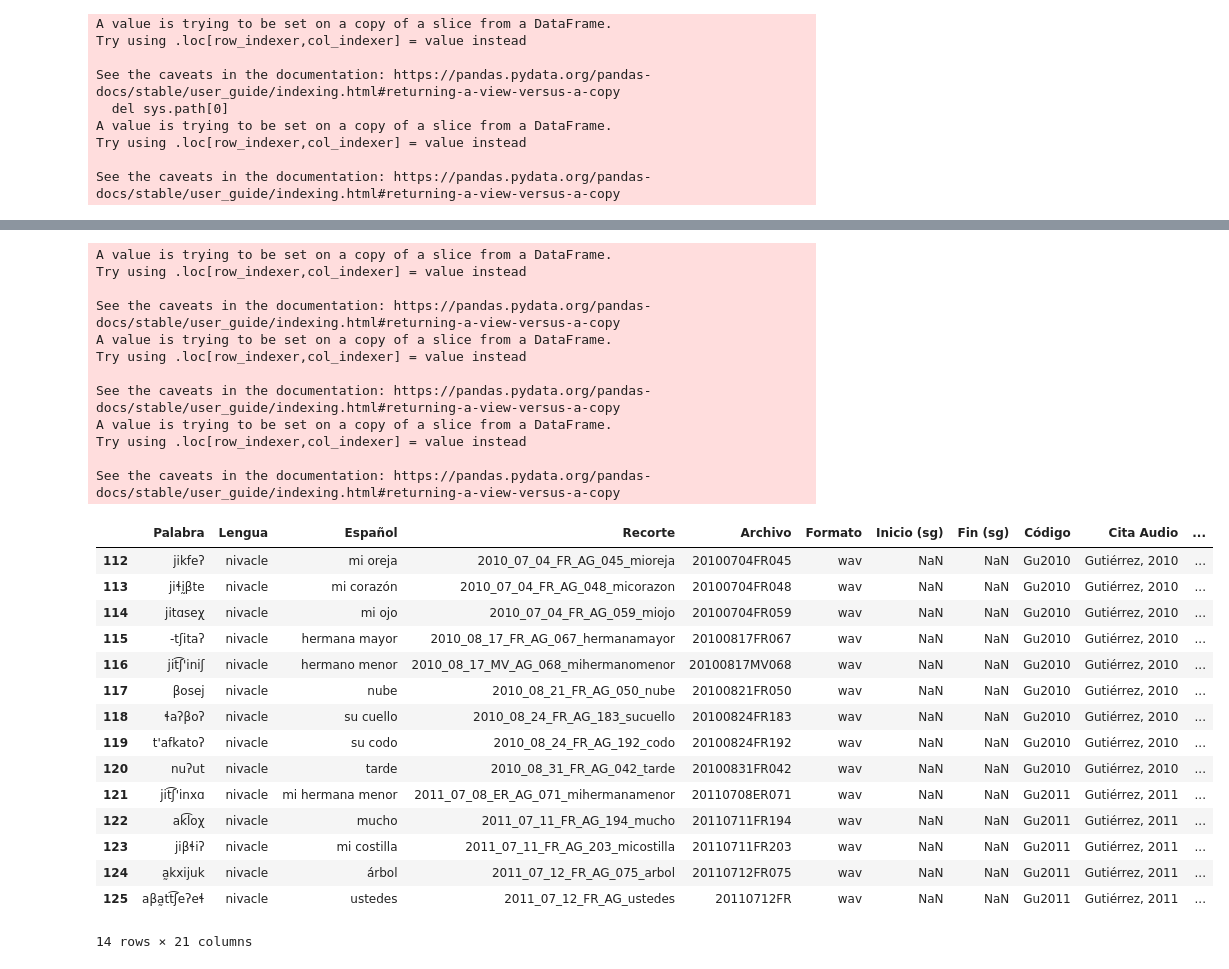
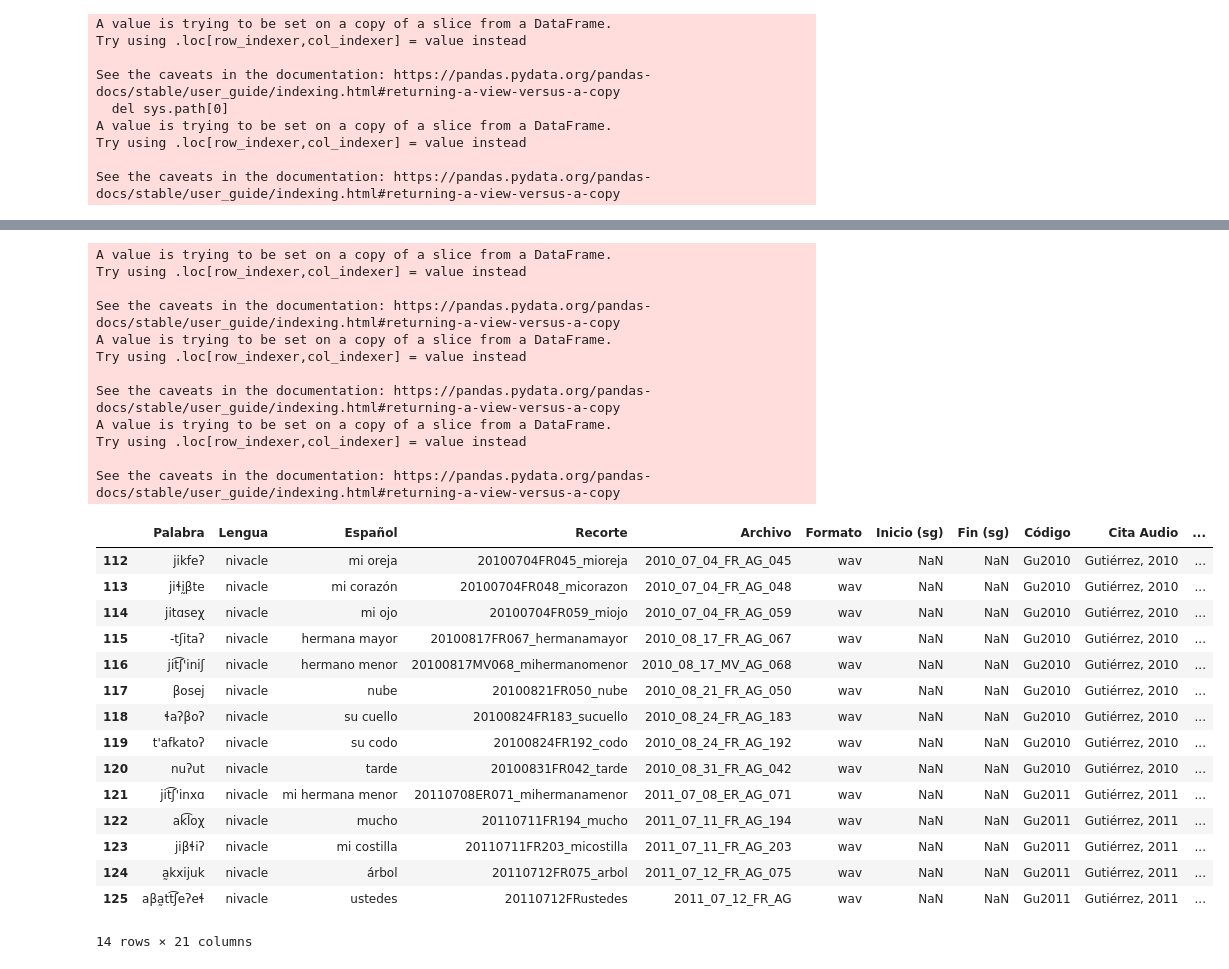
Before and after one commit to nidiah/PICT-2020, a Jupyter notebook: update-nivacle-words.ipynb, the cells around one changed output, grey strips where cells are left out. Drawn from its saved outputs; the diff is of its cells as text; code cells hidden in the pictures.

```diff
--- a/update-nivacle-words.ipynb
+++ b/update-nivacle-words.ipynb
@@ -151,13 +177,13 @@ nuevas_niv1['Archivo'] = nuevas_niv1['Recorte'].map(norm_filename)
 nuevas_niv2['Archivo'] = nuevas_niv2['Recorte'].map(norm_filename)
 
 def norm_recorte1(s):
-    return s.rsplit('_', 1)[0].replace('AG', '').replace('_', '', 5)
+    return s.replace('_', '', 5).replace('AG', '')
 
 def norm_recorte2(s):
-    return s.rsplit('_', 1)[0].replace('AG', '').replace('_', '', 3)
+    return s.replace('_', '', 3).replace('AG', '')
 
-nuevas_niv1['Recorte'] = nuevas_niv1['Archivo'].map(norm_filename)
-nuevas_niv2['Recorte'] = nuevas_niv2['Archivo'].map(norm_filename)
+nuevas_niv1['Recorte'] = nuevas_niv1['Recorte'].map(norm_recorte1)
+nuevas_niv2['Recorte'] = nuevas_niv2['Recorte'].map(norm_recorte2)
 # %% [output]
 A value is trying to be set on a copy of a slice from a DataFrame.
 Try using .loc[row_indexer,col_indexer] = value instead
@@ -210,50 +233,50 @@ informantes = {
     'FR': 'Félix Ramírez',
     'FAR': 'Faustino Ramírez',
     'GR': 'Graciano Ramírez',
     'JR': 'José Rojas',
     'MV': 'Mauricio Valdez',
     'SD': 'Sofía Díaz', #'Chula'
     'SR': 'Sara Rojas', #'Sara'
     'TS': 'Teresita Sánchez',
     'TeS': 'Teo Servín'
 }
 
 def find_spk1(s):
     return informantes[s.split('_')[3]]
 
-nuevas_niv1['Código'] = 'Gu'+nuevas_niv1['Recorte'].map(find_year1)
-nuevas_niv1['Cita Audio'] = "Gutiérrez, "+nuevas_niv1['Recorte'].map(find_year1)
-nuevas_niv1['Consultante'] = nuevas_niv1['Recorte'].map(find_spk1)
+nuevas_niv1['Código'] = 'Gu'+nuevas_niv1['Archivo'].map(find_year1)
+nuevas_niv1['Cita Audio'] = "Gutiérrez, "+nuevas_niv1['Archivo'].map(find_year1)
+nuevas_niv1['Consultante'] = nuevas_niv1['Archivo'].map(find_spk1)
 
 nuevas_niv1
 # %% [output]
 A value is trying to be set on a copy of a slice from a DataFrame.
 Try using .loc[row_indexer,col_indexer] = value instead
 
 See the caveats in the documentation: https://pandas.pydata.org/pandas-docs/stable/user_guide/indexing.html#returning-a-view-versus-a-copy
 A value is trying to be set on a copy of a slice from a DataFrame.
 Try using .loc[row_indexer,col_indexer] = value instead
 
 See the caveats in the documentation: https://pandas.pydata.org/pandas-docs/stable/user_guide/indexing.html#returning-a-view-versus-a-copy
 A value is trying to be set on a copy of a slice from a DataFrame.
 Try using .loc[row_indexer,col_indexer] = value instead
 
 See the caveats in the documentation: https://pandas.pydata.org/pandas-docs/stable/user_guide/indexing.html#returning-a-view-versus-a-copy
 |  | Palabra | Lengua | Español | Recorte | Archivo | Formato | Inicio (sg) | Fin (sg) | Código | Cita Audio | ... |
-| 112 | jikfeʔ | nivacle | mi oreja | 2010_07_04_FR_AG_045_mioreja | 20100704FR045 | wav | NaN | NaN | Gu2010 | Gutiérrez, 2010 | ... |
-| 113 | jiɬḭβte | nivacle | mi corazón | 2010_07_04_FR_AG_048_micorazon | 20100704FR048 | wav | NaN | NaN | Gu2010 | Gutiérrez, 2010 | ... |
-| 114 | jitɑseχ | nivacle | mi ojo | 2010_07_04_FR_AG_059_miojo | 20100704FR059 | wav | NaN | NaN | Gu2010 | Gutiérrez, 2010 | ... |
-| 115 | -tʃitaʔ | nivacle | hermana mayor | 2010_08_17_FR_AG_067_hermanamayor | 20100817FR067 | wav | NaN | NaN | Gu2010 | Gutiérrez, 2010 | ... |
-| 116 | jit͡ʃ'iniʃ | nivacle | hermano menor | 2010_08_17_MV_AG_068_mihermanomenor | 20100817MV068 | wav | NaN | NaN | Gu2010 | Gutiérrez, 2010 | ... |
-| 117 | βosej | nivacle | nube | 2010_08_21_FR_AG_050_nube | 20100821FR050 | wav | NaN | NaN | Gu2010 | Gutiérrez, 2010 | ... |
-| 118 | ɬaʔβoʔ | nivacle | su cuello | 2010_08_24_FR_AG_183_sucuello | 20100824FR183 | wav | NaN | NaN | Gu2010 | Gutiérrez, 2010 | ... |
-| 119 | t'afkatoʔ | nivacle | su codo | 2010_08_24_FR_AG_192_codo | 20100824FR192 | wav | NaN | NaN | Gu2010 | Gutiérrez, 2010 | ... |
-| 120 | nuʔut | nivacle | tarde | 2010_08_31_FR_AG_042_tarde | 20100831FR042 | wav | NaN | NaN | Gu2010 | Gutiérrez, 2010 | ... |
-| 121 | jit͡ʃ'inxɑ | nivacle | mi hermana menor | 2011_07_08_ER_AG_071_mihermanamenor | 20110708ER071 | wav | NaN | NaN | Gu2011 | Gutiérrez, 2011 | ... |
-| 122 | ak͡loχ | nivacle | mucho | 2011_07_11_FR_AG_194_mucho | 20110711FR194 | wav | NaN | NaN | Gu2011 | Gutiérrez, 2011 | ... |
-| 123 | jiβɬiʔ | nivacle | mi costilla | 2011_07_11_FR_AG_203_micostilla | 20110711FR203 | wav | NaN | NaN | Gu2011 | Gutiérrez, 2011 | ... |
-| 124 | a̰kxijuk | nivacle | árbol | 2011_07_12_FR_AG_075_arbol | 20110712FR075 | wav | NaN | NaN | Gu2011 | Gutiérrez, 2011 | ... |
-| 125 | aβa̰tt͡ʃeʔeɬ | nivacle | ustedes | 2011_07_12_FR_AG_ustedes | 20110712FR | wav | NaN | NaN | Gu2011 | Gutiérrez, 2011 | ... |
+| 112 | jikfeʔ | nivacle | mi oreja | 20100704FR045_mioreja | 2010_07_04_FR_AG_045 | wav | NaN | NaN | Gu2010 | Gutiérrez, 2010 | ... |
+| 113 | jiɬḭβte | nivacle | mi corazón | 20100704FR048_micorazon | 2010_07_04_FR_AG_048 | wav | NaN | NaN | Gu2010 | Gutiérrez, 2010 | ... |
+| 114 | jitɑseχ | nivacle | mi ojo | 20100704FR059_miojo | 2010_07_04_FR_AG_059 | wav | NaN | NaN | Gu2010 | Gutiérrez, 2010 | ... |
+| 115 | -tʃitaʔ | nivacle | hermana mayor | 20100817FR067_hermanamayor | 2010_08_17_FR_AG_067 | wav | NaN | NaN | Gu2010 | Gutiérrez, 2010 | ... |
+| 116 | jit͡ʃ'iniʃ | nivacle | hermano menor | 20100817MV068_mihermanomenor | 2010_08_17_MV_AG_068 | wav | NaN | NaN | Gu2010 | Gutiérrez, 2010 | ... |
+| 117 | βosej | nivacle | nube | 20100821FR050_nube | 2010_08_21_FR_AG_050 | wav | NaN | NaN | Gu2010 | Gutiérrez, 2010 | ... |
+| 118 | ɬaʔβoʔ | nivacle | su cuello | 20100824FR183_sucuello | 2010_08_24_FR_AG_183 | wav | NaN | NaN | Gu2010 | Gutiérrez, 2010 | ... |
+| 119 | t'afkatoʔ | nivacle | su codo | 20100824FR192_codo | 2010_08_24_FR_AG_192 | wav | NaN | NaN | Gu2010 | Gutiérrez, 2010 | ... |
+| 120 | nuʔut | nivacle | tarde | 20100831FR042_tarde | 2010_08_31_FR_AG_042 | wav | NaN | NaN | Gu2010 | Gutiérrez, 2010 | ... |
+| 121 | jit͡ʃ'inxɑ | nivacle | mi hermana menor | 20110708ER071_mihermanamenor | 2011_07_08_ER_AG_071 | wav | NaN | NaN | Gu2011 | Gutiérrez, 2011 | ... |
+| 122 | ak͡loχ | nivacle | mucho | 20110711FR194_mucho | 2011_07_11_FR_AG_194 | wav | NaN | NaN | Gu2011 | Gutiérrez, 2011 | ... |
+| 123 | jiβɬiʔ | nivacle | mi costilla | 20110711FR203_micostilla | 2011_07_11_FR_AG_203 | wav | NaN | NaN | Gu2011 | Gutiérrez, 2011 | ... |
+| 124 | a̰kxijuk | nivacle | árbol | 20110712FR075_arbol | 2011_07_12_FR_AG_075 | wav | NaN | NaN | Gu2011 | Gutiérrez, 2011 | ... |
+| 125 | aβa̰tt͡ʃeʔeɬ | nivacle | ustedes | 20110712FRustedes | 2011_07_12_FR_AG | wav | NaN | NaN | Gu2011 | Gutiérrez, 2011 | ... |
 14 rows × 21 columns
 # %%
 def find_year2(s):
```
Also changed, not shown: parts of 21 cells of this notebook, 1 other file.
